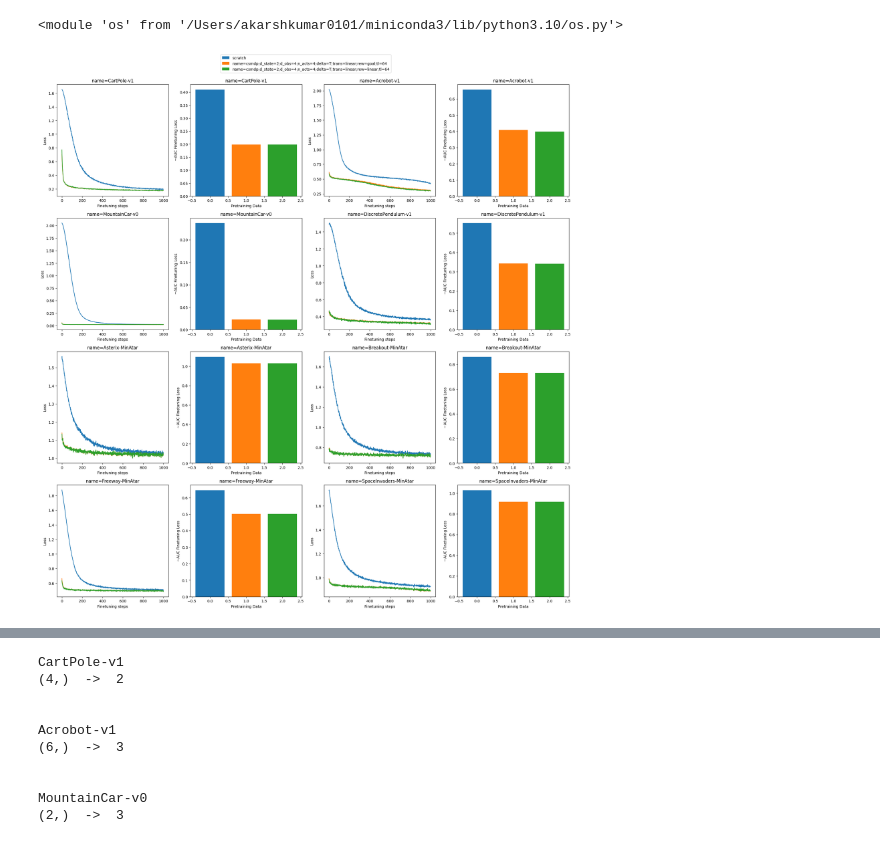
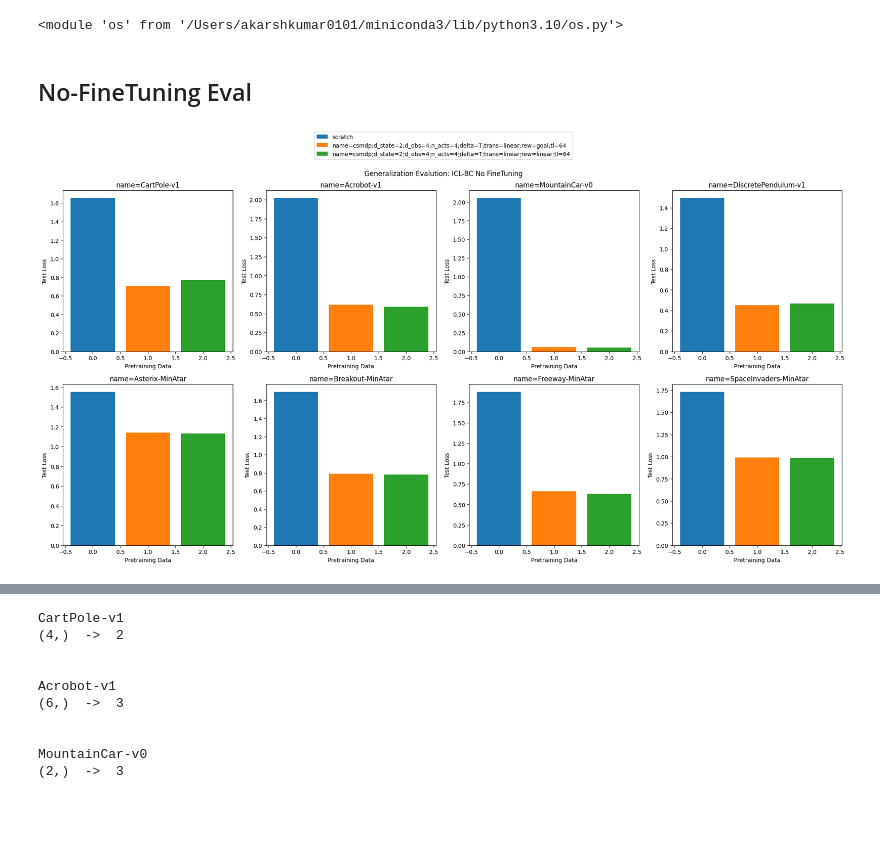
Before and after one commit to akarshkumar0101/synthetic-mdps, a Jupyter notebook: src/temp.ipynb, the cells around one changed output, grey strips where cells are left out. Saved outputs shown, nothing was run; the diff lists cells and outputs as text; code cells hidden in the pictures; blank space fills up the shorter version.

```diff
--- a/src/temp.ipynb
+++ b/src/temp.ipynb
@@ -148,30 +148,23 @@ for env_id_test in envs_test:
         with open(f'../data/exp_iclbc/test/{env_id_test}/{env_id_train}/metrics.pkl', 'rb') as f:
             metrics = pickle.load(f)
             data[env_id_test][env_id_train] = metrics
+# %% [markdown]
+## No-FineTuning Eval
 # %%
-plt.figure(figsize=(20, 20))
+plt.figure(figsize=(20, 10))
 for i_test, env_id_test in enumerate(envs_test):
-    plt.subplot(4, 4, i_test*2+1)
+    plt.subplot(2, 4, i_test+1)
     plt.title(env_id_test)
     for i_train, env_id_train in enumerate(envs_train):
         metrics = data[env_id_test][env_id_train]
         kldiv = metrics['kldiv']
-        plt.plot(kldiv.mean(axis=-1), label=env_id_train if env_id_train != 'None' else 'scratch')
-        plt.ylabel('Loss')
-        plt.xlabel('Finetuning steps')
-
-    plt.subplot(4, 4, i_test*2+2)
-    plt.title(env_id_test)
-    for i_train, env_id_train in enumerate(envs_train):
-        metrics = data[env_id_test][env_id_train]
-        kldiv = metrics['kldiv']
-        plt.bar(i_train, kldiv.mean(), label=env_id_train if env_id_train != 'None' else 'scratch')
-        plt.ylabel('~AUC Finetuning Loss')
+        plt.bar(i_train, kldiv[0].mean(), label=env_id_train if env_id_train != 'None' else 'scratch')
+        plt.ylabel('Test Loss')
         plt.xlabel('Pretraining Data')
 handles, labels = plt.gca().get_legend_handles_labels()
-plt.gcf().legend(handles, labels, bbox_to_anchor=(0.5, 1.02), loc='center')
-
+plt.gcf().legend(handles, labels, bbox_to_anchor=(0.5, 1.04), loc='center')
+plt.suptitle('Generalization Evalution: ICL-BC No FineTuning')
 plt.tight_layout()
 plt.show()
 # %% [output]
-[figure, old version]
+[figure, new version]
```
Also changed, not shown: parts of 6 cells of this notebook, 5 other files.
